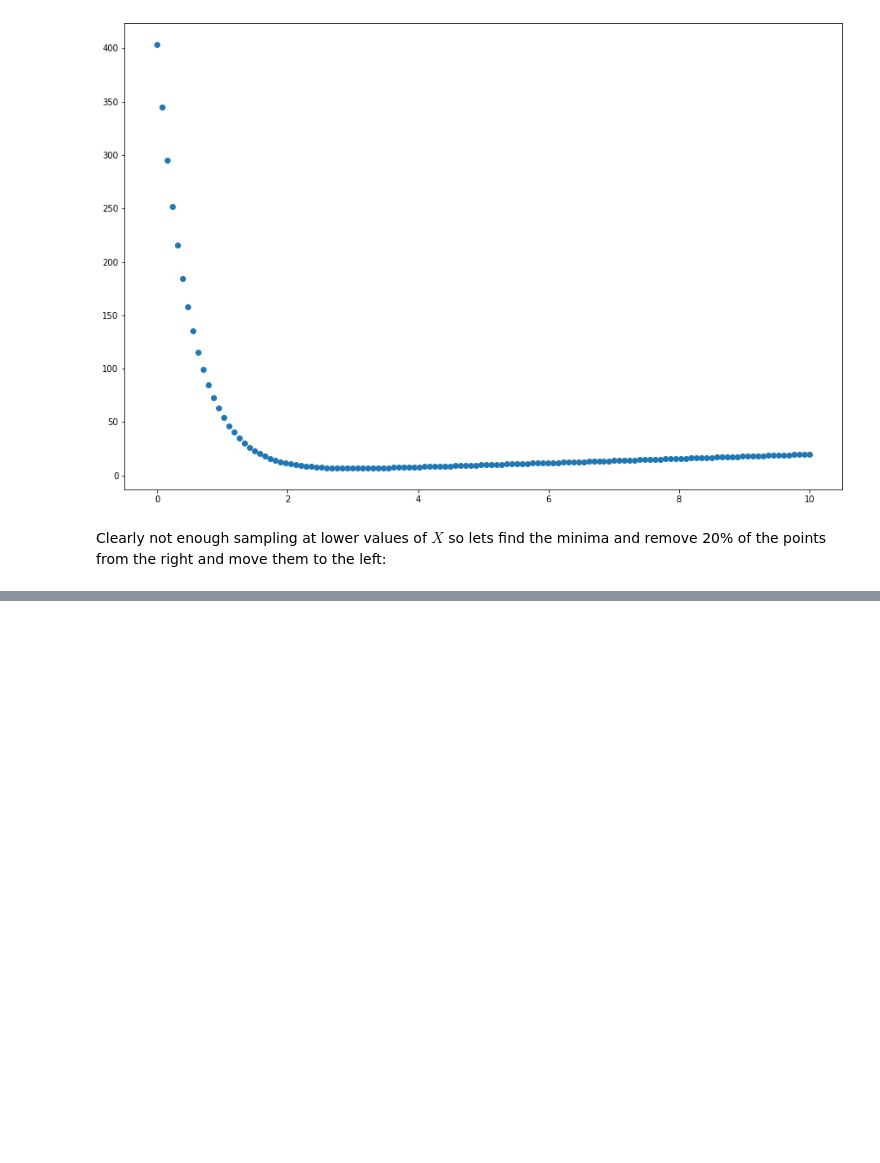
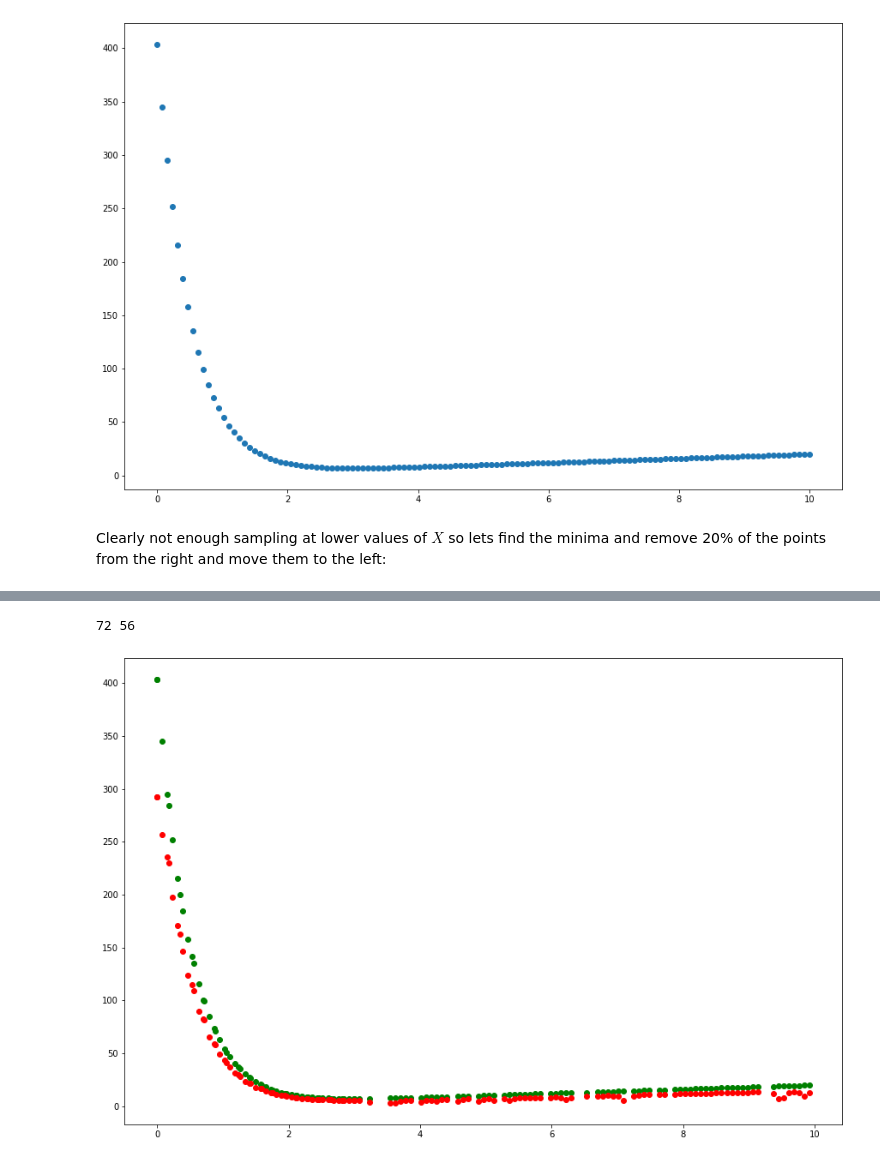
Before and after one commit to Tcintra/ml_namd, a Jupyter notebook: krr/krr_sample.ipynb, the cells around one changed output, grey strips where cells are left out. Drawn from its saved outputs; the diff is of its cells as text; code cells hidden in the pictures; blank space fills up the shorter version.

```diff
--- a/krr/krr_sample.ipynb
+++ b/krr/krr_sample.ipynb
@@ -57,0 +94,14 @@ krr.fit()
+# %%
+krr = KernelRidge(alpha=1.0, kernel='laplacian', gamma=10, degree=1)
+krr.fit(X.reshape(-1, 1), y.ravel())
+
+X_test, y_test = sample(n=128)
+y_pred = krr.predict(X_test.reshape(-1, 1))
+
+f, ax = plt.subplots(1,1, figsize=(15,10))
+ax.scatter(X_test, y_test, color="green", label='Test')
+ax.scatter(X_test, y_pred, color="red", label='Pred')
+plt.show()
+# %% [output]
+72 56
+[figure, added]
```
Also changed, not shown: parts of 7 cells of this notebook, 1 other file.
